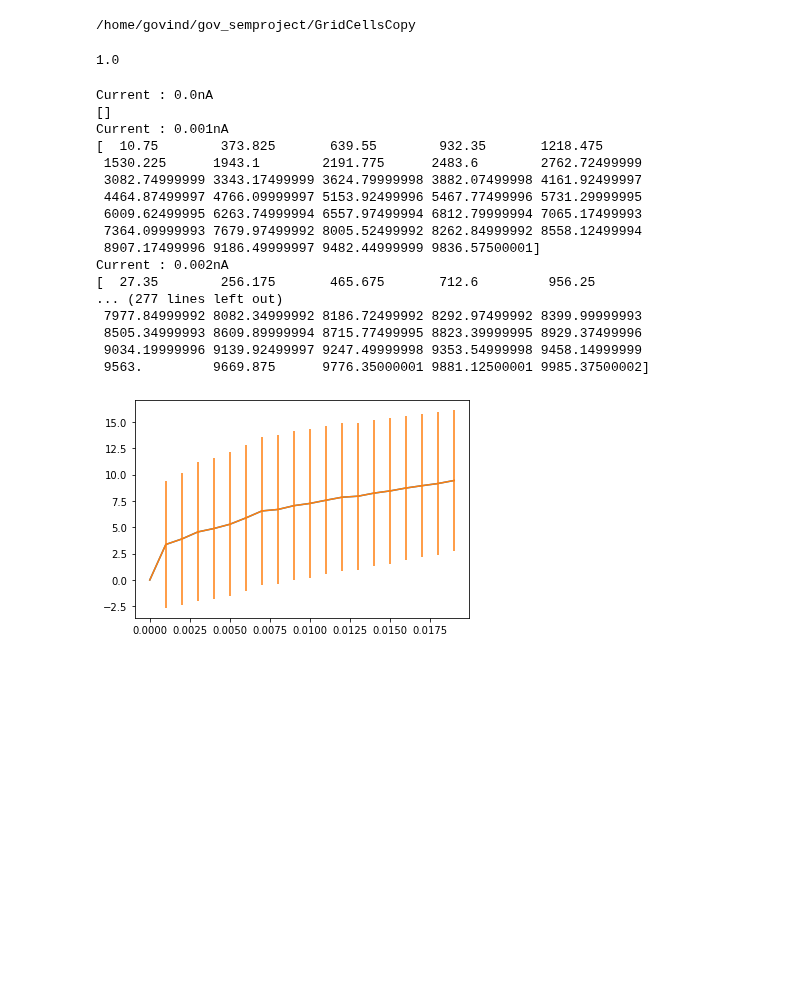
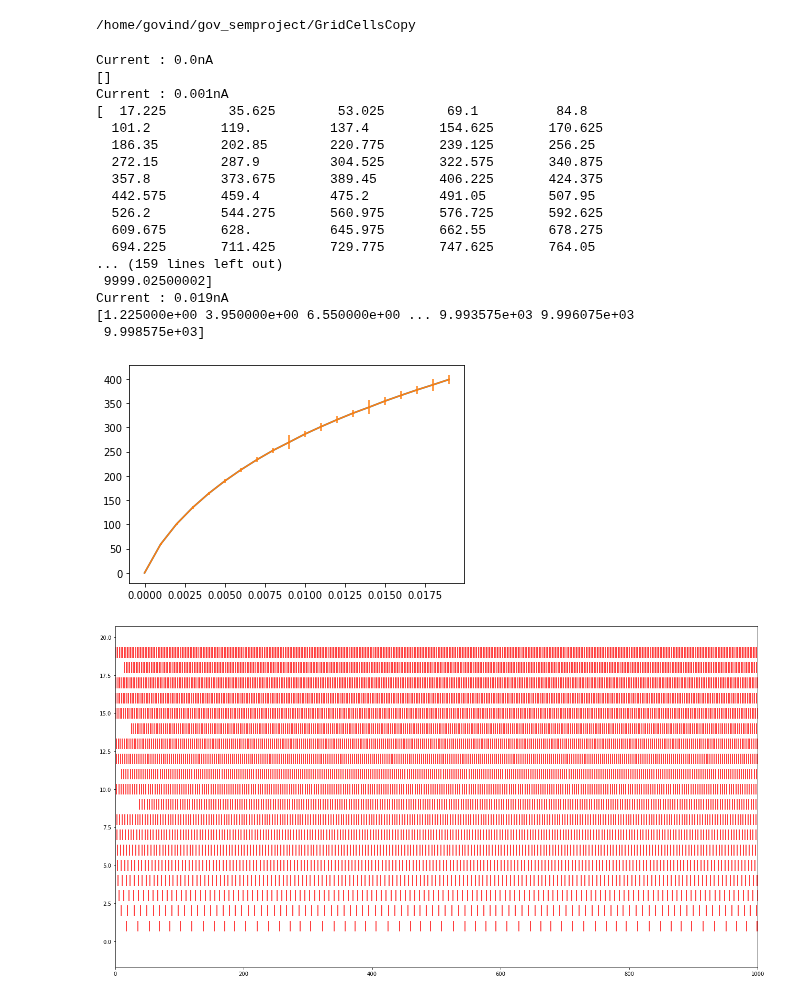
Before and after one commit to tiny-infinity/GridCellsCopy, a Jupyter notebook: analysis/notebooks/theta_analysis/single_interneuron_2.ipynb, the cells around one changed output. Saved outputs shown, nothing was run; the diff lists cells and outputs as text; code cells hidden in the pictures; blank space fills up the shorter version.

```diff
--- a/analysis/notebooks/theta_analysis/single_interneuron_2.ipynb
+++ b/analysis/notebooks/theta_analysis/single_interneuron_2.ipynb
@@ -13,9 +13,8 @@ from neuron import h
 import importlib
 importlib.reload(g_utils)
 h.load_file("stdrun.hoc")
+h.celsius=37
 #h.cvode_active(1)
-# %% [output]
-1.0
 # %%
 test_interneuron = Interneuron(0)
 
@@ -42,49 +41,55 @@ def f_i_const_curr(curr_amp,time_ms,sigma=50,osc_amp=0):
     nc = h.NetCon(test_interneuron.soma(0.5)._ref_v, None, sec=test_interneuron.soma)
     nc.threshold=0
     nc.record(spike_times)
 
     h.finitialize(-70)
     h.continuerun(time_ms)
 
     np_spike_array = np.array(spike_times.to_python())
     print(np_spike_array)
     firing_rate = a_utils.instant_rate(spike_train=spike_times,sim_dur=time_ms,stdev=sigma)*1000 #converting to Hz
 
     del nc,ic,spike_times
-
-    return np.mean(firing_rate), np.std(firing_rate)
+    #g_utils.plot_power_spectrum(firing_rate,xmax=500)
+    return np.mean(firing_rate), np.std(firing_rate),np_spike_array
 
 
 
 curr_amp_list = [i*1e-3 for i in range(0,20,1)]
-osc_amp = 0.5e-3
 freq_mean_list=[]
 freq_std_list =[]
+spikes_list=[]
 for amp in curr_amp_list:
     print(f"Current : {amp}nA")
-    mean,std = f_i_const_curr(curr_amp=amp,time_ms=10000,sigma=20,osc_amp=osc_amp)
+    mean,std,spikes = f_i_const_curr(curr_amp=amp,time_ms=10000,sigma=20,osc_amp=0)
     freq_mean_list.append(mean)
     freq_std_list.append(std)
+    spikes_list.append(spikes)
 
 plt.plot(curr_amp_list,freq_mean_list)
 plt.errorbar(curr_amp_list,freq_mean_list,yerr=freq_std_list)
 plt.show()
+plt.figure(figsize=(22,12))
+plt.eventplot(spikes_list,colors='red',linelengths=0.7)
+plt.xlim(0,1000)
+plt.show()
 # %% [output]
 Current : 0.0nA
 []
 Current : 0.001nA
-[  10.75        373.825       639.55        932.35       1218.475
- 1530.225      1943.1        2191.775      2483.6        2762.72499999
- 3082.74999999 3343.17499999 3624.79999998 3882.07499998 4161.92499997
- 4464.87499997 4766.09999997 5153.92499996 5467.77499996 5731.29999995
- 6009.62499995 6263.74999994 6557.97499994 6812.79999994 7065.17499993
- 7364.09999993 7679.97499992 8005.52499992 8262.84999992 8558.12499994
- 8907.17499996 9186.49999997 9482.44999999 9836.57500001]
-Current : 0.002nA
-[  27.35        256.175       465.675       712.6         956.25
-... (277 lines left out)
- 7977.84999992 8082.34999992 8186.72499992 8292.97499992 8399.99999993
- 8505.34999993 8609.89999994 8715.77499995 8823.39999995 8929.37499996
- 9034.19999996 9139.92499997 9247.49999998 9353.54999998 9458.14999999
- 9563.         9669.875      9776.35000001 9881.12500001 9985.37500002]
+[  17.225        35.625        53.025        69.1          84.8
+  101.2         119.          137.4         154.625       170.625
+  186.35        202.85        220.775       239.125       256.25
+  272.15        287.9         304.525       322.575       340.875
+  357.8         373.675       389.45        406.225       424.375
+  442.575       459.4         475.2         491.05        507.95
+  526.2         544.275       560.975       576.725       592.625
+  609.675       628.          645.975       662.55        678.275
+  694.225       711.425       729.775       747.625       764.05
+... (159 lines left out)
+ 9999.02500002]
+Current : 0.019nA
+[1.225000e+00 3.950000e+00 6.550000e+00 ... 9.993575e+03 9.996075e+03
+ 9.998575e+03]
-[figure, old version]
+[figure, new version]
+[figure, added]
```
Also changed, not shown: 1 other file.
